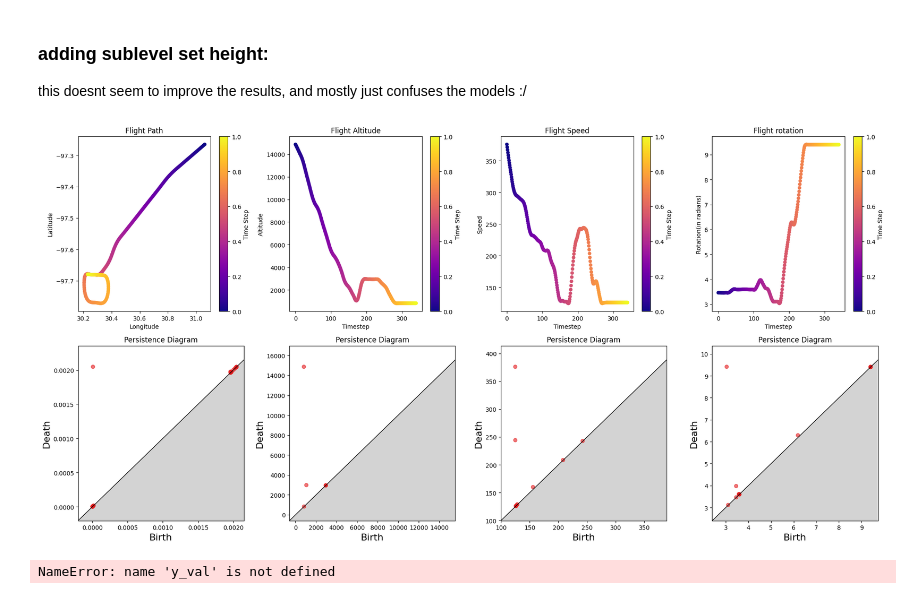
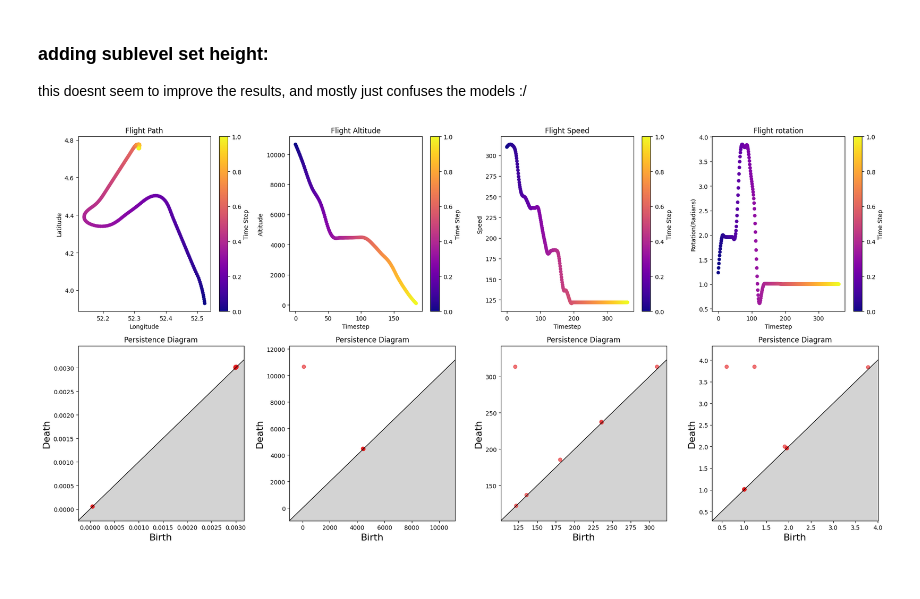
Before and after one commit to tobbensol/masters-thesis, a Jupyter notebook: cyclic dataset pediction.ipynb, the cells around one changed output. Drawn from its saved outputs; the diff is of its cells as text; code cells hidden in the pictures.

```diff
--- a/cyclic dataset pediction.ipynb
+++ b/cyclic dataset pediction.ipynb
@@ -31,35 +27,3 @@ if simple:
     labels = (labels != 1).astype(int)
 
 outside_data = data[:, 1:]
-# %%
-from typing import List, Tuple
-import os
-import pickle
-
-
-def get_flight_persistances(flights: List[Flight], file_name, load_results: bool = True) -> Tuple[PersistenceData, PersistenceData, PersistenceData, PersistenceData]:
-    path = f"data/{file_name}"
-
-    if os.path.isfile(path) and load_results:
-        with open(path, "rb") as file:
-            return pickle.load(file)
-
-    LL_persistence, LL_paths = flight_persistence(flights)
-    LL_data = PersistenceData(LL_persistence, LL_paths, "LL")
-
-    A_persistence, A_paths = sublevelset_persistence(flights, "geoaltitude")
-    A_data = PersistenceData(A_persistence, A_paths, "A")
-
-    S_persistence, S_paths  = sublevelset_persistence(flights, "groundspeed")
-    S_data = PersistenceData(S_persistence, S_paths, "S")
-
-    H_persistence, H_paths = sublevelset_heading_persistence(flights)
-    H_data = PersistenceData(H_persistence, H_paths, "H")
-
-    pers_objects = (LL_data, A_data, S_data, H_data)
-    with open(path, "wb") as file:
-        pickle.dump(pers_objects, file)
-    return pers_objects
-
-pers_objects = get_flight_persistances(flights, "flight_persistances", True)
-LL_data, A_data, S_data, H_data = pers_objects
@@ -183,7 +90,7 @@ from sklearn.metrics import balanced_accuracy_score, accuracy_score, root_mean_s
 from sklearn.model_selection import GridSearchCV
 
 datalist = []
-models = classifiers if simple else regressors
+models = Models(seed).classifiers if simple else Models(seed).regressors
 
 for i in models.keys():
     #does the gridsearch on the models
@@ -272,17 +163,13 @@ def plot_multiple_diagrams(objects, index, landscapes:bool=False):
-# %%
-plot_multiple_diagrams(pers_objects, 0)
-# %% [output]
-[figure, removed]
 # %%
 false_negatives = np.where(np.logical_and(y_val == 1, prediction == 0))[0]
 false_positives = np.where(np.logical_and(y_val == 0, prediction == 1))[0]
 positives = np.where(y_val == 1)[0]
 
 
 index = 2
 index = indices_val[false_positives[index]]
 #index = indices_val[false_negatives[index]]
 
-plot_multiple_diagrams(pers_objects, index)
+PersistenceData.plot_multiple_diagrams(pers_objects, index)
 # %% [output]
-NameError: name 'y_val' is not defined
+[figure, added]
```
Also changed, not shown: parts of 10 cells of this notebook, 2 other files.
